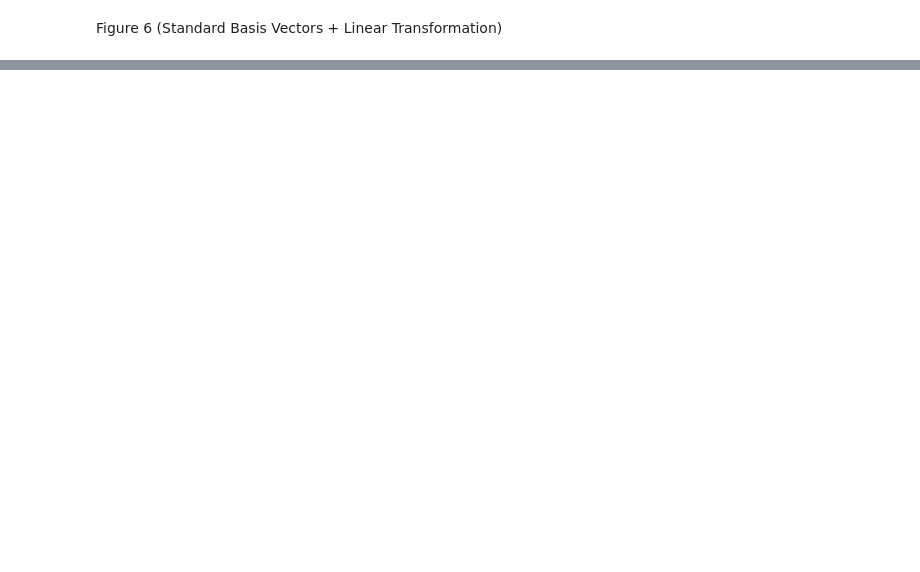
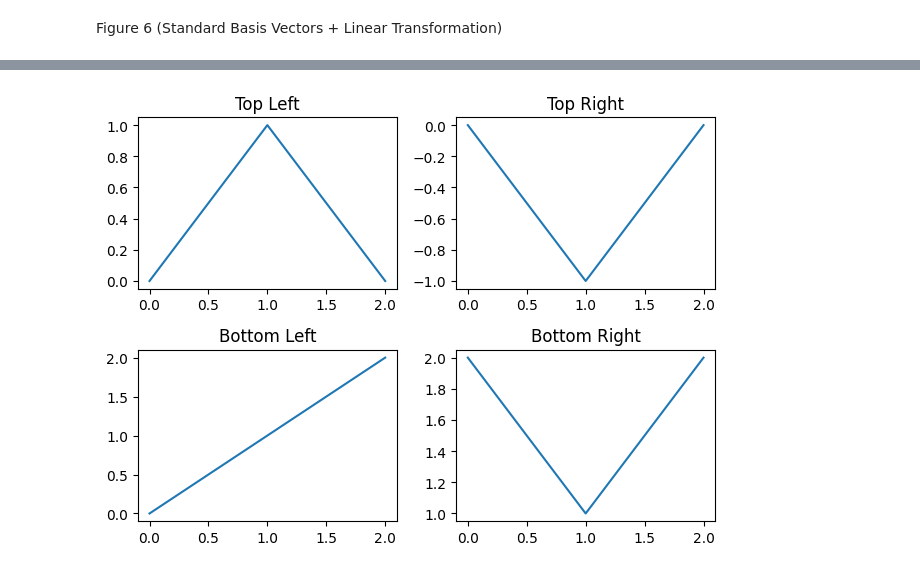
Before and after one commit to Keoni808/Visuals, a Jupyter notebook: Linear_Transformations_(Figures).ipynb, the cells around one changed output, grey strips where cells are left out. Drawn from its saved outputs; the diff is of its cells as text; code cells hidden in the pictures; blank space fills up the shorter version.

```diff
--- a/Linear_Transformations_(Figures).ipynb
+++ b/Linear_Transformations_(Figures).ipynb
@@ -408,0 +411,25 @@ ax3.axis('off')
+# %%
+import matplotlib.pyplot as plt
+
+# Create a figure and a 2x2 grid of subplots
+fig, axs = plt.subplots(2, 2)  # 2 rows, 2 columns
+
+# Plot data in each subplot
+axs[0, 0].plot([0, 1, 2], [0, 1, 0])  # Plot in the first subplot
+axs[0, 1].plot([0, 1, 2], [0, -1, 0])  # Plot in the second subplot
+axs[1, 0].plot([0, 1, 2], [0, 1, 2])   # Plot in the third subplot
+axs[1, 1].plot([0, 1, 2], [2, 1, 2])   # Plot in the fourth subplot
+
+# Optionally, you can set titles, labels etc.
+axs[0, 0].set_title('Top Left')
+axs[0, 1].set_title('Top Right')
+axs[1, 0].set_title('Bottom Left')
+axs[1, 1].set_title('Bottom Right')
+
+# Adjust layout to prevent overlap
+plt.tight_layout()
+
+# Show the plot
+plt.show()
+# %% [output]
+[figure, added]
```
Also changed, not shown: parts of 3 cells of this notebook.
